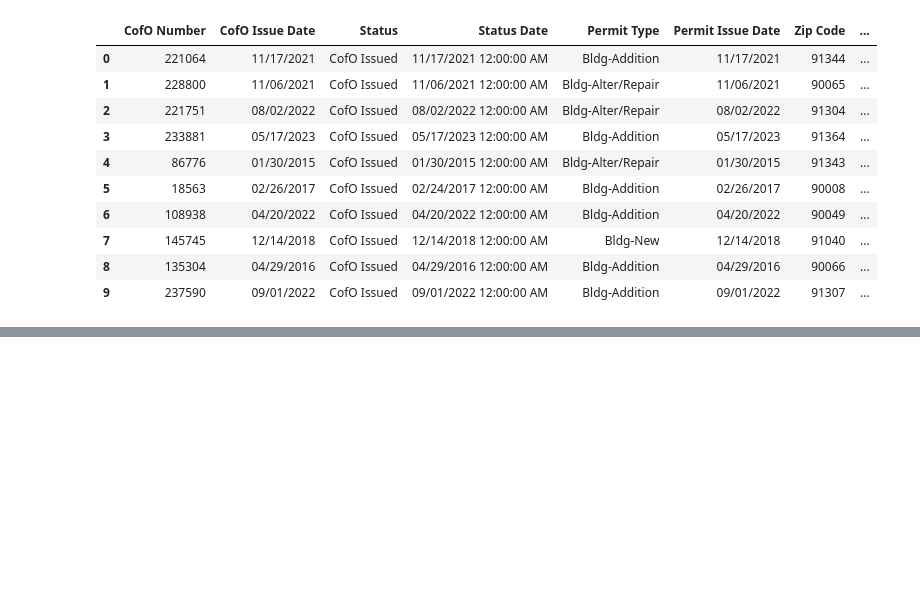
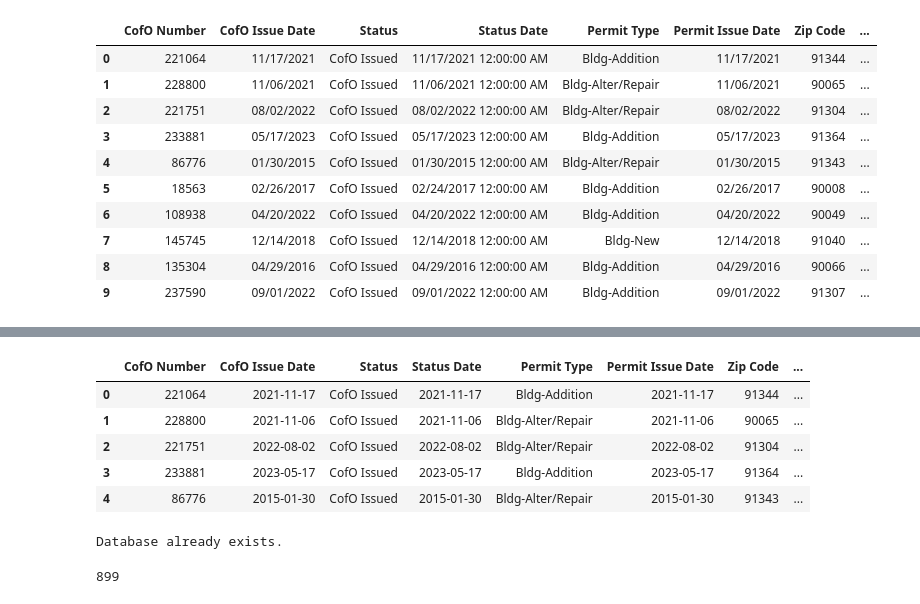
Before and after one commit to VennapuJayaram/Dap_sem1, a Jupyter notebook: connecting_to_mongodb.ipynb, the cells around one changed output, grey strips where cells are left out. Saved outputs shown, nothing was run; the diff lists cells and outputs as text; code cells hidden in the pictures; blank space fills up the shorter version.

```diff
--- a/connecting_to_mongodb.ipynb
+++ b/connecting_to_mongodb.ipynb
@@ -144,0 +194,34 @@ occupancy_df.head(10)
+# %%
+#Converting selected columns into specfic data type for enforcement dataframe
+enforcement_df = enforcement_df.astype({
+    'Case_Number': int,
+    'LADBS_Inspection_District' : int,
+    'Address_Zip' : int,
+    'Date_Case_Generated' : 'datetime64[ns]',
+    'Parcel_Identification_Number_PIN' : 'string',
+    'Case_Type' : 'string',
+    'Area_Planning_Commission_APC' : 'string',
+    'Status_of_Case' : 'string',
+    'latitude' : float,
+    'longitude' : float
+})
+
+#Converting selected columns into specfic data type for occupancy dataframe
+occupancy_df = occupancy_df.astype({
+    'CofO Number': int,
+    'CofO Issue Date' : 'datetime64[ns]',
+    'Status' : 'string',
+    'Status Date' : 'datetime64[ns]',
+    'Permit Issue Date' : 'datetime64[ns]',
+    'Zip Code' : int,
+    'ZONE' : 'string',
+    'OCCUPANCY' : 'string',
+    'Floor Area-L.A. Building Code Definition' : float,
+    'latitude' : float,
+    'longitude' : float
+})
+# %%
+# Rename common columns in enforcement_df and occupancy_df to distinguish them by prefixing with "enforcement_" and "occupancy_".
+common_columns = enforcement_df.columns.intersection(occupancy_df.columns)
+enforcement_df.rename(columns={col: f'enforcement_{col}' for col in common_columns}, inplace=True)
+occupancy_df.rename(columns={col: f'occupancy_{col}' for col in common_columns}, inplace=True)
@@ -144,0 +237,10 @@ occupancy_df.head(10)
+# %%
+#Displaying rows from the occupancy dataframe
+occupancy_df.head()
+# %% [output]
+|  | CofO Number | CofO Issue Date | Status | Status Date | Permit Type | Permit Issue Date | Zip Code | ... |
+| 0 | 221064 | 2021-11-17 | CofO Issued | 2021-11-17 | Bldg-Addition | 2021-11-17 | 91344 | ... |
+| 1 | 228800 | 2021-11-06 | CofO Issued | 2021-11-06 | Bldg-Alter/Repair | 2021-11-06 | 90065 | ... |
+| 2 | 221751 | 2022-08-02 | CofO Issued | 2022-08-02 | Bldg-Alter/Repair | 2022-08-02 | 91304 | ... |
+| 3 | 233881 | 2023-05-17 | CofO Issued | 2023-05-17 | Bldg-Addition | 2023-05-17 | 91364 | ... |
+| 4 | 86776 | 2015-01-30 | CofO Issued | 2015-01-30 | Bldg-Alter/Repair | 2015-01-30 | 91343 | ... |
@@ -144,0 +250,28 @@ occupancy_df.head(10)
+# %%
+#engine = create_engine('postgresql://postgres:dapdb7@localhost:5432/postgres')
+from sqlalchemy import create_engine, text
+
+# Replace 'your_connection_string' with your actual connection string, pointing to the 'postgres' database
+engine = create_engine('postgresql://postgres:dapdb7@localhost:5432/postgres')
+
+with engine.connect() as connection:
+    connection.execution_options(isolation_level="AUTOCOMMIT")
+    try:
+        # Try creating the database (assuming it does not exist)
+        connection.execute(text("CREATE DATABASE dappostgres"))
+    except Exception as e:
+        if "already exists" in str(e):
+            print("Database already exists.")
+        else:
+            raise
+# Connection string with default port
+connection_string = 'postgresql://postgres:dapdb7@localhost:5432/dapdata'
+
+# Create the SQLAlchemy engine
+engine = create_engine(connection_string)
+
+# Ingest the mixed DataFrame into the PostgreSQL database
+combined_df.to_sql('datatable', engine, if_exists='replace', index=False)
+# %% [output]
+Database already exists.
+899
```
Also changed, not shown: parts of 12 cells of this notebook.
